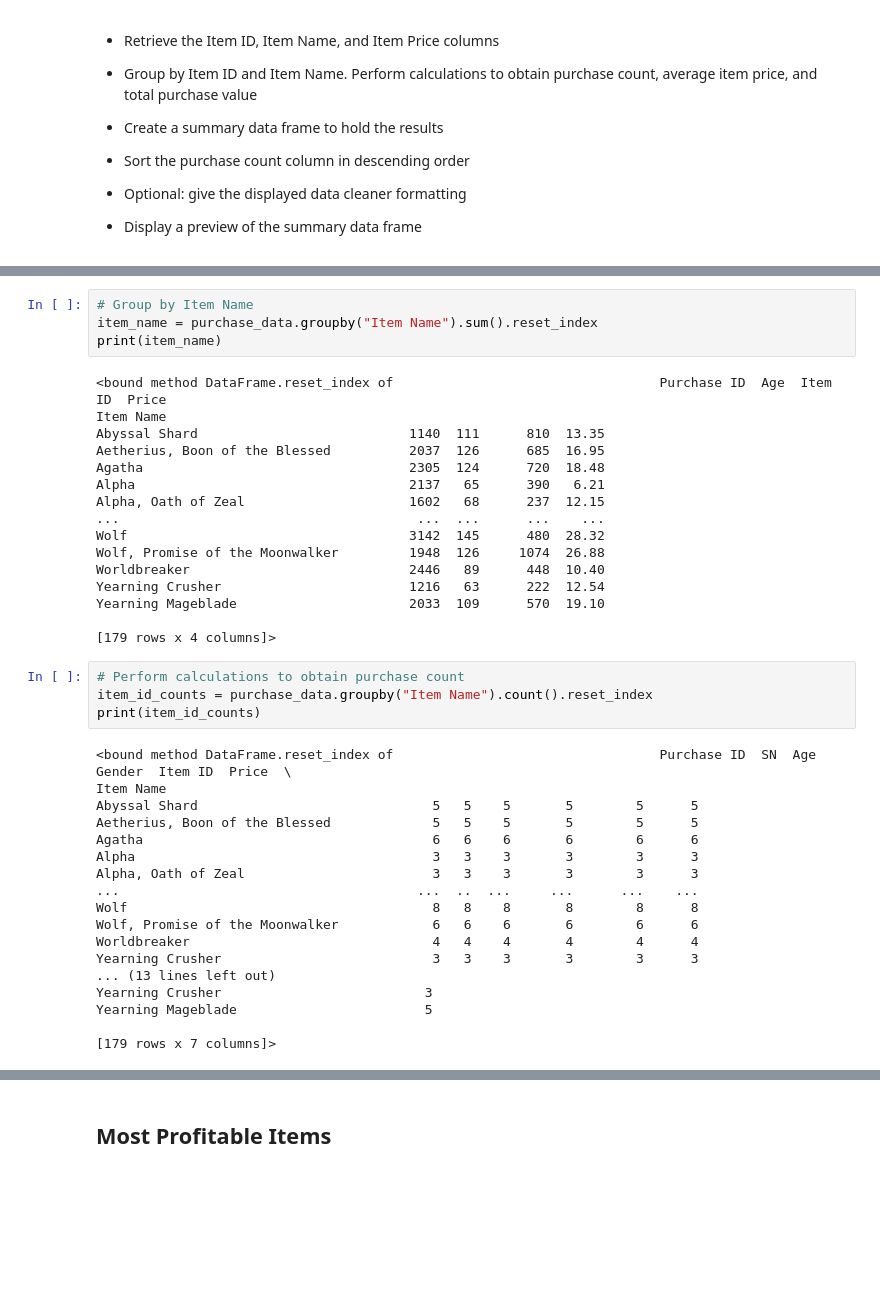
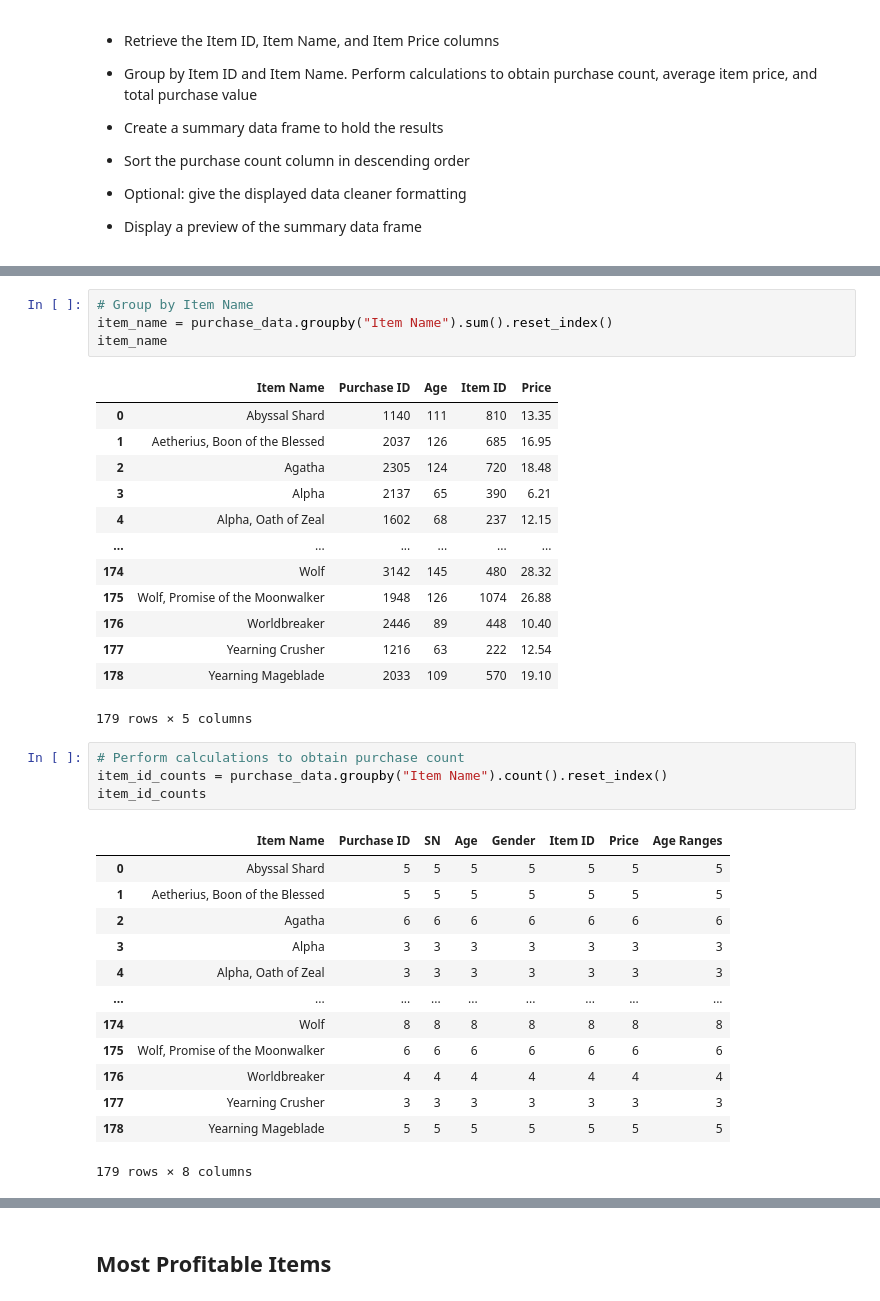
Before and after one commit to emersonmolett/Pandas-challenge, a Jupyter notebook: 04-Pandas/Instructions/HeroesOfPymoli/HeroesOfPymoli_starter.ipynb, the cells around one changed output, grey strips where cells are left out. Cells and saved outputs as stored; diff of their text form; blank space fills up the shorter version.

Commit message:
working on most popular items

```diff
--- a/04-Pandas/Instructions/HeroesOfPymoli/HeroesOfPymoli_starter.ipynb
+++ b/04-Pandas/Instructions/HeroesOfPymoli/HeroesOfPymoli_starter.ipynb
@@ -802,42 +795,36 @@ Item ID
 # %%
 # Group by Item Name
-item_name = purchase_data.groupby("Item Name").sum().reset_index
-print(item_name)
+item_name = purchase_data.groupby("Item Name").sum().reset_index()
+item_name
 # %% [output]
+|  | Item Name | Purchase ID | Age | Item ID | Price |
+| 0 | Abyssal Shard | 1140 | 111 | 810 | 13.35 |
+| 1 | Aetherius, Boon of the Blessed | 2037 | 126 | 685 | 16.95 |
+| 2 | Agatha | 2305 | 124 | 720 | 18.48 |
+| 3 | Alpha | 2137 | 65 | 390 | 6.21 |
+| 4 | Alpha, Oath of Zeal | 1602 | 68 | 237 | 12.15 |
+| ... | ... | ... | ... | ... | ... |
+| 174 | Wolf | 3142 | 145 | 480 | 28.32 |
+| 175 | Wolf, Promise of the Moonwalker | 1948 | 126 | 1074 | 26.88 |
+| 176 | Worldbreaker | 2446 | 89 | 448 | 10.40 |
+| 177 | Yearning Crusher | 1216 | 63 | 222 | 12.54 |
+| 178 | Yearning Mageblade | 2033 | 109 | 570 | 19.10 |
-<bound method DataFrame.reset_index of                                  Purchase ID  Age  Item ID  Price
-Item Name
-Abyssal Shard                           1140  111      810  13.35
-Aetherius, Boon of the Blessed          2037  126      685  16.95
-Agatha                                  2305  124      720  18.48
-Alpha                                   2137   65      390   6.21
-Alpha, Oath of Zeal                     1602   68      237  12.15
-...                                      ...  ...      ...    ...
-Wolf                                    3142  145      480  28.32
-Wolf, Promise of the Moonwalker         1948  126     1074  26.88
-Worldbreaker                            2446   89      448  10.40
-Yearning Crusher                        1216   63      222  12.54
-Yearning Mageblade                      2033  109      570  19.10
-
-[179 rows x 4 columns]>
+179 rows × 5 columns
 # %%
 # Perform calculations to obtain purchase count
-item_id_counts = purchase_data.groupby("Item Name").count().reset_index
-print(item_id_counts)
+item_id_counts = purchase_data.groupby("Item Name").count().reset_index()
+item_id_counts
 # %% [output]
+|  | Item Name | Purchase ID | SN | Age | Gender | Item ID | Price | Age Ranges |
+| 0 | Abyssal Shard | 5 | 5 | 5 | 5 | 5 | 5 | 5 |
+| 1 | Aetherius, Boon of the Blessed | 5 | 5 | 5 | 5 | 5 | 5 | 5 |
+| 2 | Agatha | 6 | 6 | 6 | 6 | 6 | 6 | 6 |
+| 3 | Alpha | 3 | 3 | 3 | 3 | 3 | 3 | 3 |
+| 4 | Alpha, Oath of Zeal | 3 | 3 | 3 | 3 | 3 | 3 | 3 |
+| ... | ... | ... | ... | ... | ... | ... | ... | ... |
+| 174 | Wolf | 8 | 8 | 8 | 8 | 8 | 8 | 8 |
+| 175 | Wolf, Promise of the Moonwalker | 6 | 6 | 6 | 6 | 6 | 6 | 6 |
+| 176 | Worldbreaker | 4 | 4 | 4 | 4 | 4 | 4 | 4 |
+| 177 | Yearning Crusher | 3 | 3 | 3 | 3 | 3 | 3 | 3 |
+| 178 | Yearning Mageblade | 5 | 5 | 5 | 5 | 5 | 5 | 5 |
-<bound method DataFrame.reset_index of                                  Purchase ID  SN  Age  Gender  Item ID  Price  \
-Item Name
-Abyssal Shard                              5   5    5       5        5      5
-Aetherius, Boon of the Blessed             5   5    5       5        5      5
-Agatha                                     6   6    6       6        6      6
-Alpha                                      3   3    3       3        3      3
-Alpha, Oath of Zeal                        3   3    3       3        3      3
-...                                      ...  ..  ...     ...      ...    ...
-Wolf                                       8   8    8       8        8      8
-Wolf, Promise of the Moonwalker            6   6    6       6        6      6
-Worldbreaker                               4   4    4       4        4      4
-Yearning Crusher                           3   3    3       3        3      3
-... (13 lines left out)
-Yearning Crusher                          3
-Yearning Mageblade                        5
-
-[179 rows x 7 columns]>
+179 rows × 8 columns
```
Also changed, not shown: parts of 9 cells of this notebook.
